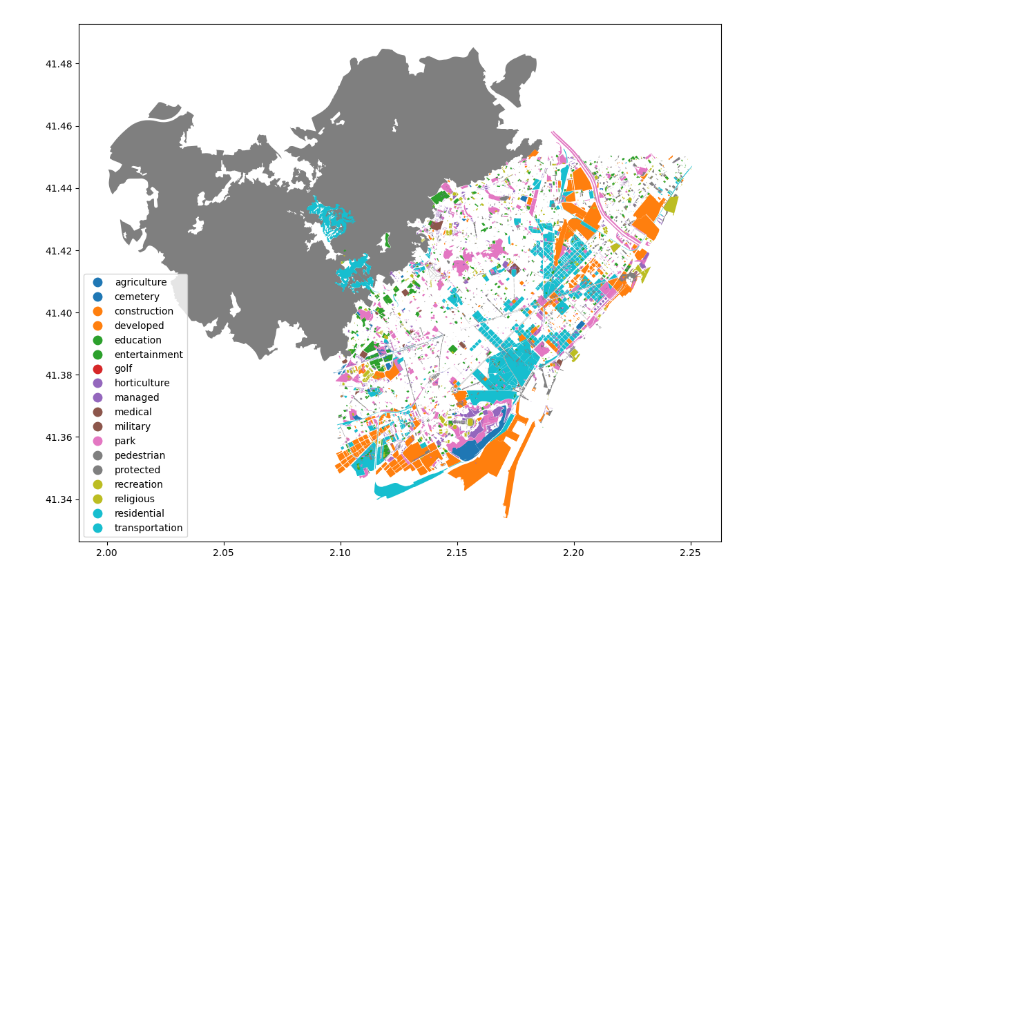
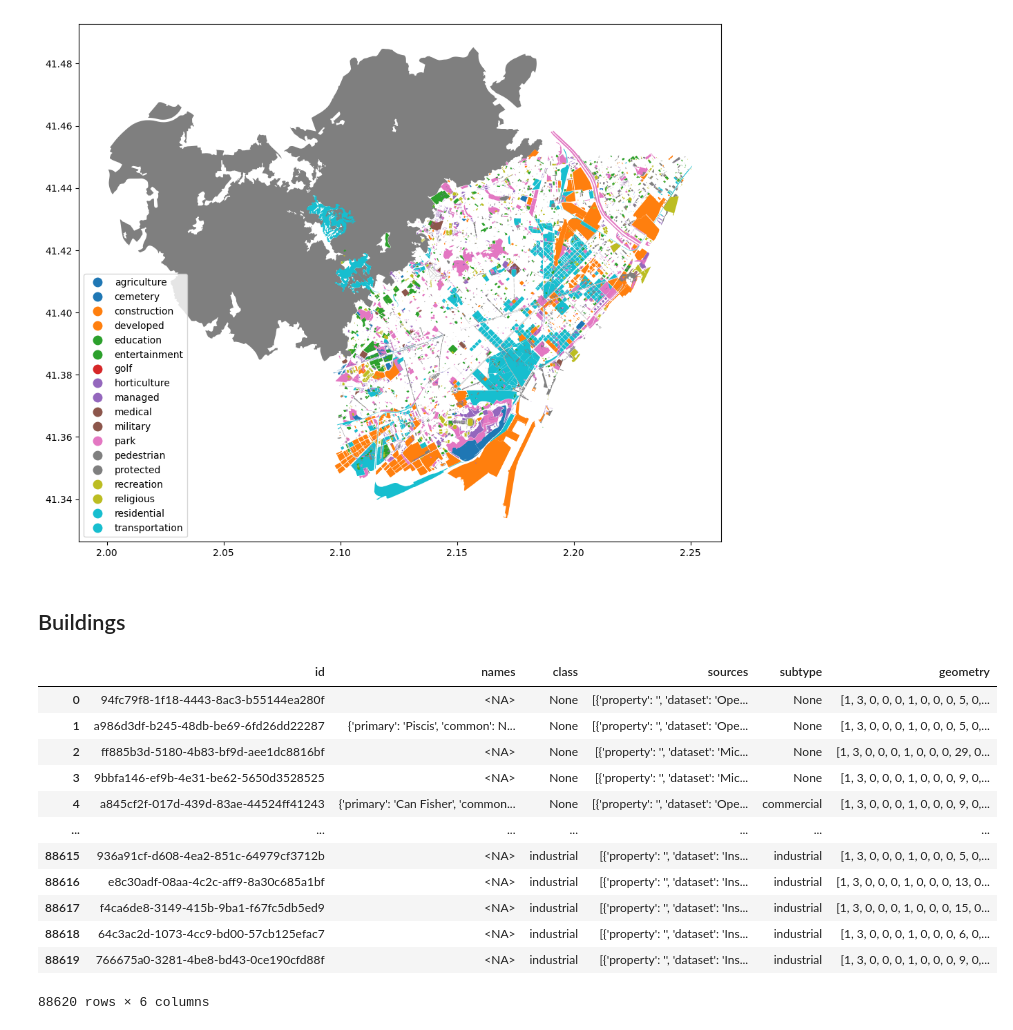
Before and after one commit to jammy-data/REALLOCATE_AI, a Jupyter notebook: notebooks/02_overture.ipynb, the cells around one changed output. Cells and saved outputs as stored; diff of their text form; code cells hidden in the pictures; blank space fills up the shorter version.

```diff
--- a/notebooks/02_overture.ipynb
+++ b/notebooks/02_overture.ipynb
@@ -177,3 +173,38 @@ gdf_landuse.plot(column="confidence",
 [figure]
 # %%
 gdf_landuse.to_parquet("../data/processed/landuse.parquet")
+# %% [markdown]
+## Buildings
+# %%
+# 1️⃣ Connect + load extensions
+duckdb.install_extension('httpfs')
+duckdb.install_extension('spatial')
+duckdb.load_extension('httpfs')
+duckdb.load_extension('spatial')
+
+# 2️⃣ S3 config
+duckdb.sql("""
+SET s3_region='us-west-2';
+SET s3_url_style='path';
+SET s3_use_ssl=true;
+""")
+
+# 3️⃣ Bounding box
+xmin, ymin = 2.10, 41.35
+xmax, ymax = 2.25, 41.45
+# 4️⃣ Query Overture "places"
+query = f"""
+SELECT
+    id,
+    names,
+    class,
+    sources,
+    subtype,
+    ST_AsWKB(geometry) AS geometry
+  FROM read_parquet(
+  's3://overturemaps-us-west-2/release/2025-10-22.0/theme=buildings/type=building/*.parquet'
+)
+WHERE geometry IS NOT NULL
+    AND bbox.xmin BETWEEN {xmin} AND {xmax}
+    AND bbox.ymin BETWEEN {ymin} AND {ymax}
+"""
@@ -179,0 +213,16 @@ gdf_landuse.to_parquet("../data/processed/landuse.parquet")
+# %%
+buildings
+# %% [output]
+|  | id | names | class | sources | subtype | geometry |
+| 0 | 94fc79f8-1f18-4443-8ac3-b55144ea280f | <NA> | None | [{'property': '', 'dataset': 'Ope... | None | [1, 3, 0, 0, 0, 1, 0, 0, 0, 5, 0,... |
+| 1 | a986d3df-b245-48db-be69-6fd26dd22287 | {'primary': 'Piscis', 'common': N... | None | [{'property': '', 'dataset': 'Ope... | None | [1, 3, 0, 0, 0, 1, 0, 0, 0, 5, 0,... |
+| 2 | ff885b3d-5180-4b83-bf9d-aee1dc8816bf | <NA> | None | [{'property': '', 'dataset': 'Mic... | None | [1, 3, 0, 0, 0, 1, 0, 0, 0, 29, 0... |
+| 3 | 9bbfa146-ef9b-4e31-be62-5650d3528525 | <NA> | None | [{'property': '', 'dataset': 'Mic... | None | [1, 3, 0, 0, 0, 1, 0, 0, 0, 9, 0,... |
+| 4 | a845cf2f-017d-439d-83ae-44524ff41243 | {'primary': 'Can Fisher', 'common... | None | [{'property': '', 'dataset': 'Ope... | commercial | [1, 3, 0, 0, 0, 1, 0, 0, 0, 9, 0,... |
+| ... | ... | ... | ... | ... | ... | ... |
+| 88615 | 936a91cf-d608-4ea2-851c-64979cf3712b | <NA> | industrial | [{'property': '', 'dataset': 'Ins... | industrial | [1, 3, 0, 0, 0, 1, 0, 0, 0, 5, 0,... |
+| 88616 | e8c30adf-08aa-4c2c-aff9-8a30c685a1bf | <NA> | industrial | [{'property': '', 'dataset': 'Ins... | industrial | [1, 3, 0, 0, 0, 1, 0, 0, 0, 13, 0... |
+| 88617 | f4ca6de8-3149-415b-9ba1-f67fc5db5ed9 | <NA> | industrial | [{'property': '', 'dataset': 'Ins... | industrial | [1, 3, 0, 0, 0, 1, 0, 0, 0, 15, 0... |
+| 88618 | 64c3ac2d-1073-4cc9-bd00-57cb125efac7 | <NA> | industrial | [{'property': '', 'dataset': 'Ins... | industrial | [1, 3, 0, 0, 0, 1, 0, 0, 0, 6, 0,... |
+| 88619 | 766675a0-3281-4be8-bd43-0ce190cfd88f | <NA> | industrial | [{'property': '', 'dataset': 'Ins... | industrial | [1, 3, 0, 0, 0, 1, 0, 0, 0, 9, 0,... |
+88620 rows × 6 columns
```
Also changed, not shown: parts of 6 cells of this notebook.
